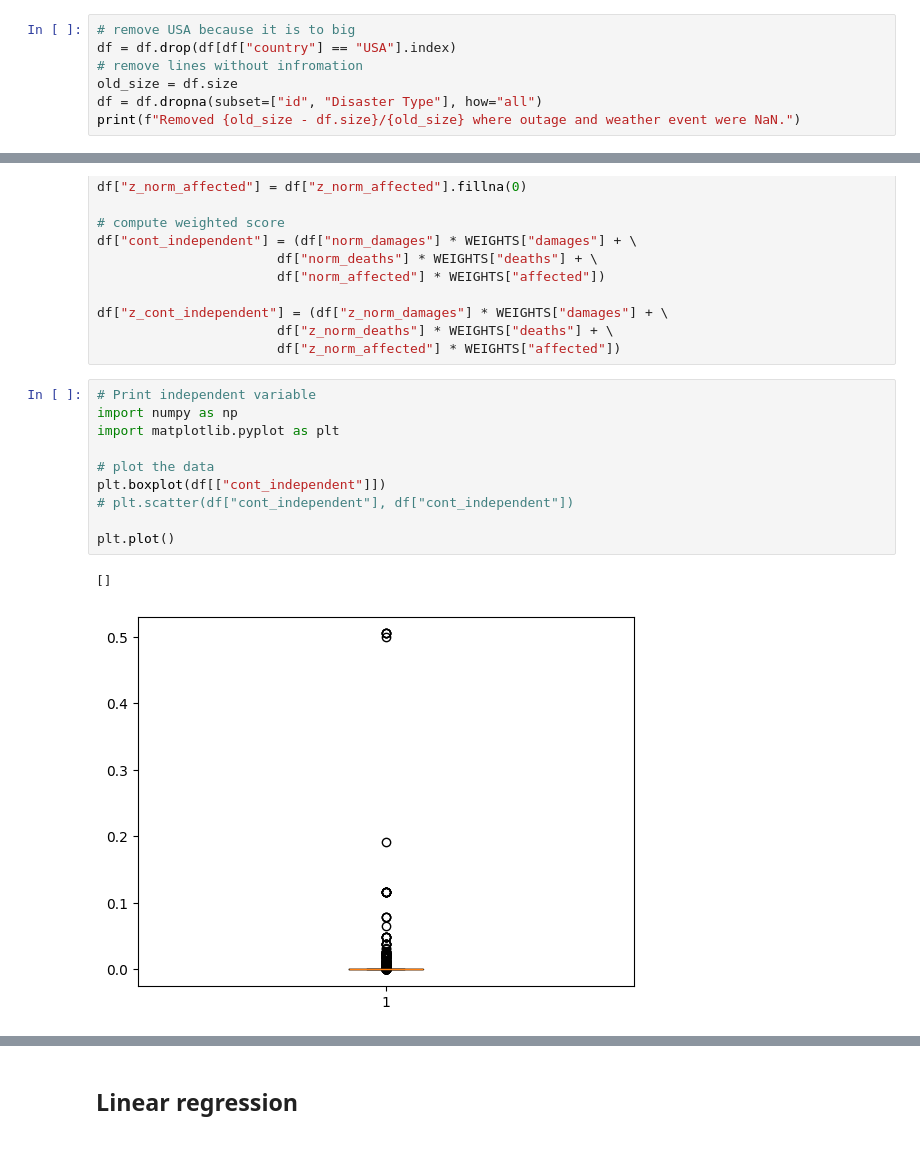
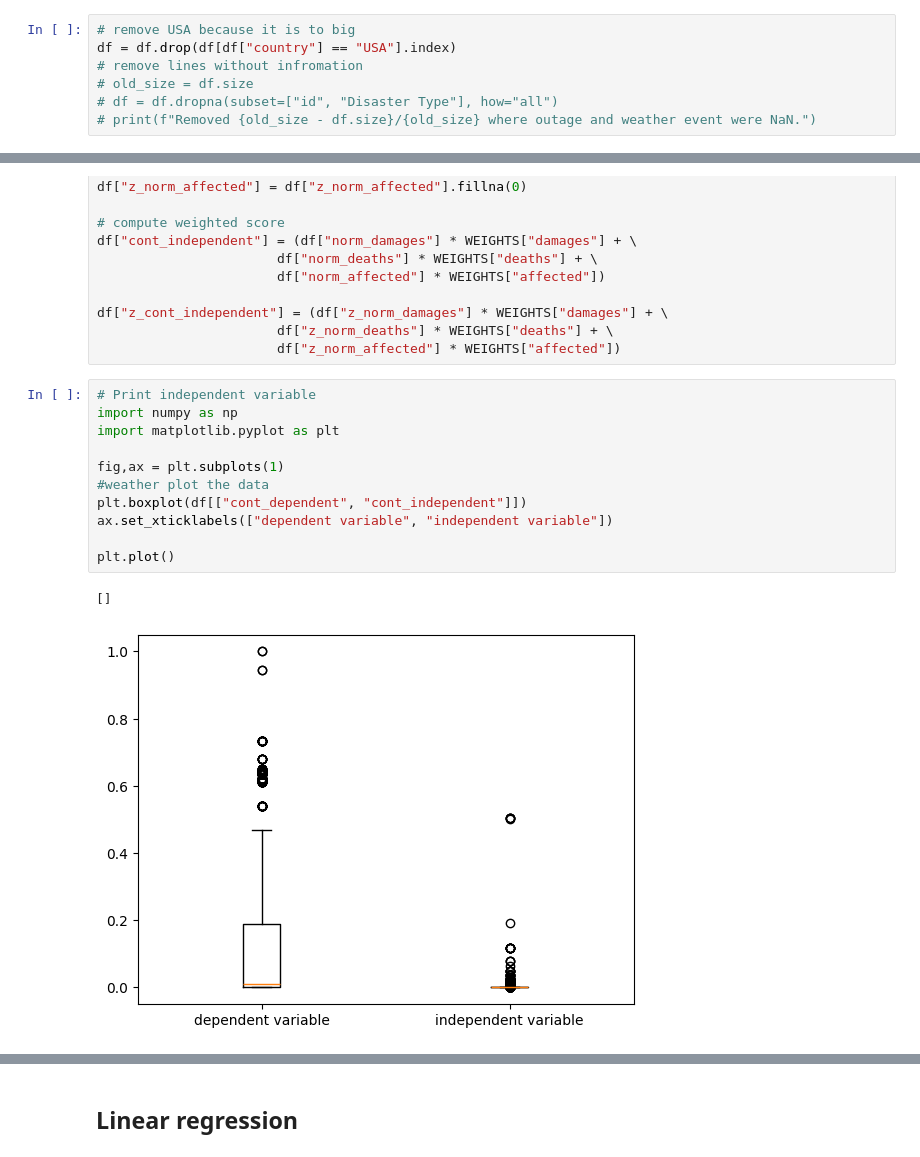
Before and after one commit to cetceeve/StormCloud, a Jupyter notebook: notebooks/linear_regr.ipynb, the cells around one changed output, grey strips where cells are left out. Saved outputs shown, nothing was run; the diff lists cells and outputs as text.

Commit message:
added boxplots and updated analysis

```diff
--- a/notebooks/linear_regr.ipynb
+++ b/notebooks/linear_regr.ipynb
@@ -22,6 +22,6 @@ Remove rows that are not interesting to us
 # remove USA because it is to big
 df = df.drop(df[df["country"] == "USA"].index)
 # remove lines without infromation
-old_size = df.size
-df = df.dropna(subset=["id", "Disaster Type"], how="all")
-print(f"Removed {old_size - df.size}/{old_size} where outage and weather event were NaN.")
+# old_size = df.size
+# df = df.dropna(subset=["id", "Disaster Type"], how="all")
+# print(f"Removed {old_size - df.size}/{old_size} where outage and weather event were NaN.")
@@ -153,13 +159,14 @@ df["z_cont_independent"] = (df["z_norm_damages"] * WEIGHTS["damages"] + \
 # %%
 # Print independent variable
 import numpy as np
 import matplotlib.pyplot as plt
 
-# plot the data
-plt.boxplot(df[["cont_independent"]])
-# plt.scatter(df["cont_independent"], df["cont_independent"])
+fig,ax = plt.subplots(1)
+#weather plot the data
+plt.boxplot(df[["cont_dependent", "cont_independent"]])
+ax.set_xticklabels(["dependent variable", "independent variable"])
 
 plt.plot()
 # %% [output]
 []
-[figure, old version]
+[figure, new version]
```
Also changed, not shown: parts of 10 cells of this notebook.
